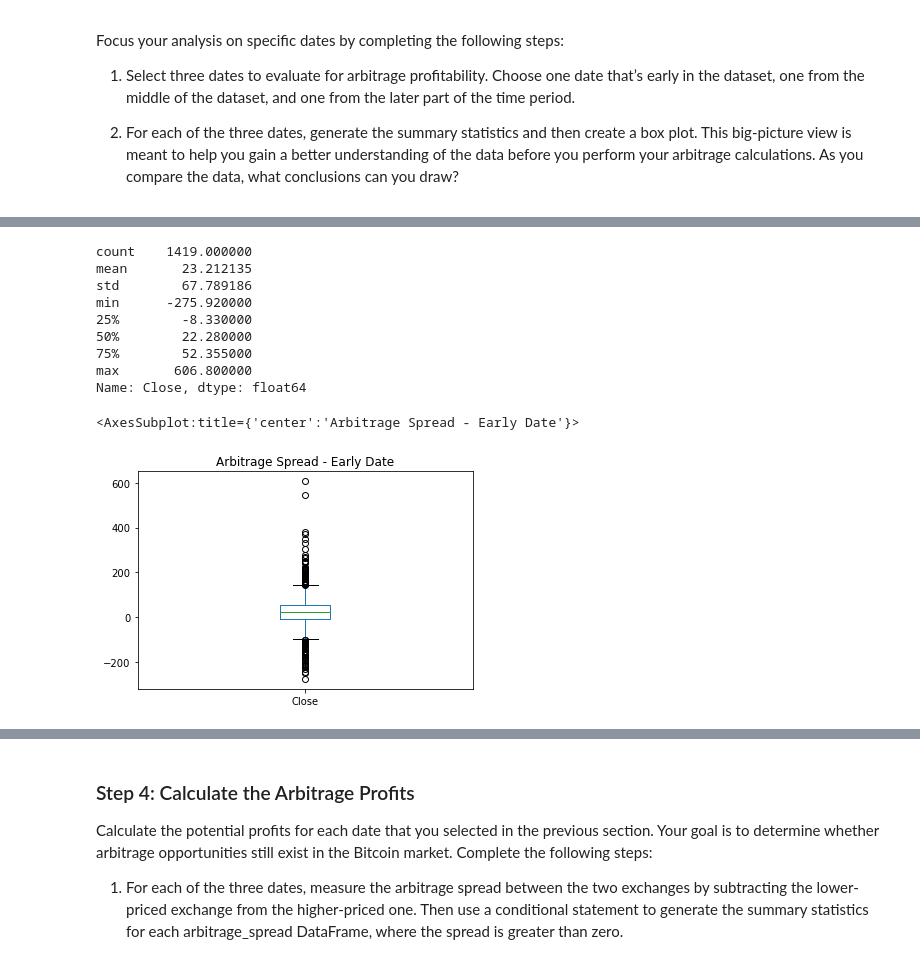
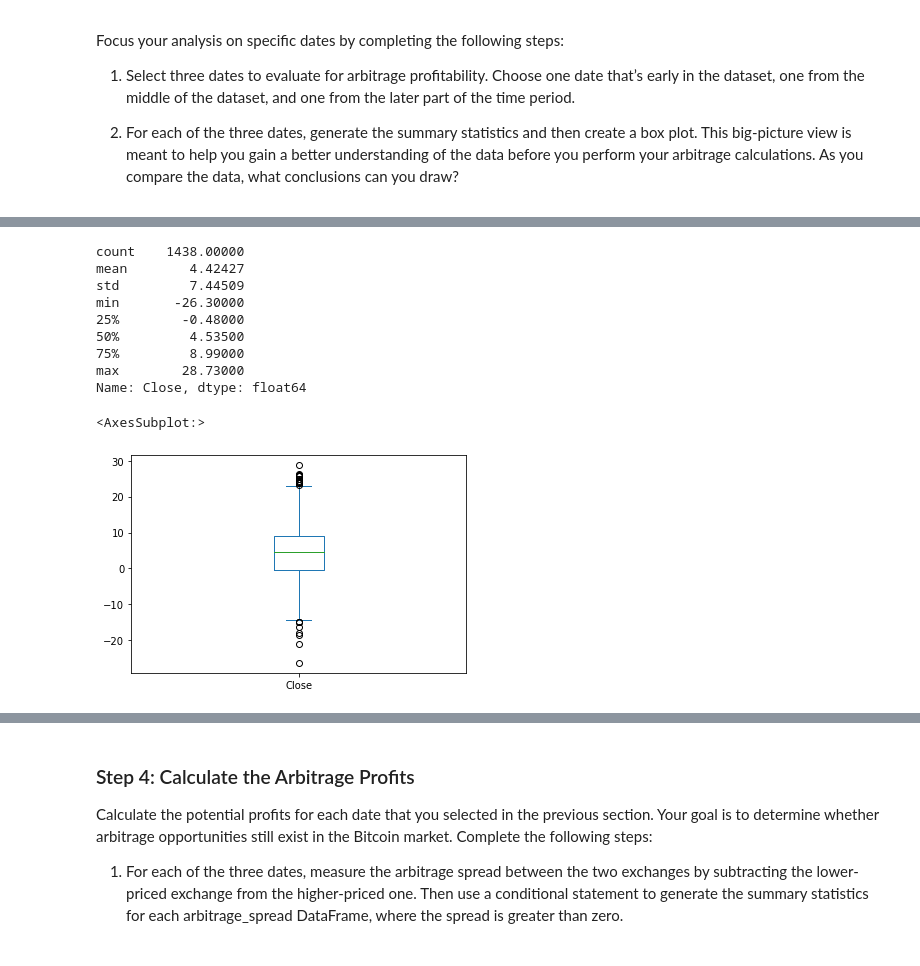
Before and after one commit to heitzo/Crypto_Arbitrage, a Jupyter notebook: crypto_arbitrage.ipynb, the cells around one changed output, grey strips where cells are left out. Drawn from its saved outputs; the diff is of its cells as text; code cells hidden in the pictures.

```diff
--- a/crypto_arbitrage.ipynb
+++ b/crypto_arbitrage.ipynb
@@ -194,8 +194,9 @@ coinbase = coinbase.fillna(coinbase.mean())
 # check to see if the code worked
 coinbase.isnull().sum()
 # check if there are strings
-coinbase.dtypes
-# no strings to replace with numerical data
+coinbase.loc[:, "Close"] = coinbase.loc[:, "Close"].str.replace("$", "")
+#
+coinbase.loc[:, "Close"] = coinbase.loc[:, "Close"].astype("float")
 # Review the data for duplicate values, and drop them if necessary
 coinbase.duplicated().sum()
 # its not necessary to drop the duplicates because crypto prices can be the same on different days.
@@ -345,23 +445,23 @@ Focus your analysis on specific dates by completing the following steps:
 # %%
-# Using the early date that you have selected, calculate the arbitrage spread
+# Using the date from the late that you have selected, calculate the arbitrage spread
 # by subtracting the bitstamp lower closing prices from the coinbase higher closing prices
-arbitrage_spread_early = # YOUR CODE HERE
+arbitrage_spread_late = bitstamp_sliced['Close'].loc['2018-03-28'] - coinbase_sliced['Close'].loc['2018-03-28']
 
-# Generate summary statistics for the early DataFrame
-# YOUR CODE HERE
+# Generate summary statistics for the late DataFrame
+arbitrage_spread_late.describe()
 # %% [output]
-count    1419.000000
-mean       23.212135
-std        67.789186
-min      -275.920000
-25%        -8.330000
-50%        22.280000
-75%        52.355000
-max       606.800000
+count    1438.00000
+mean        4.42427
+std         7.44509
+min       -26.30000
+25%        -0.48000
+50%         4.53500
+75%         8.99000
+max        28.73000
 Name: Close, dtype: float64
 # %%
-# Visualize the arbitrage spread from early in the dataset in a box plot
-# YOUR CODE HERE
+# Visualize the arbitrage spread from late in the dataset in a box plot
+arbitrage_spread_late.plot(kind='box')
 # %% [output]
-<AxesSubplot:title={'center':'Arbitrage Spread - Early Date'}>
+<AxesSubplot:>
-[figure, old version]
+[figure, new version]
```
Also changed, not shown: parts of 21 cells of this notebook.
